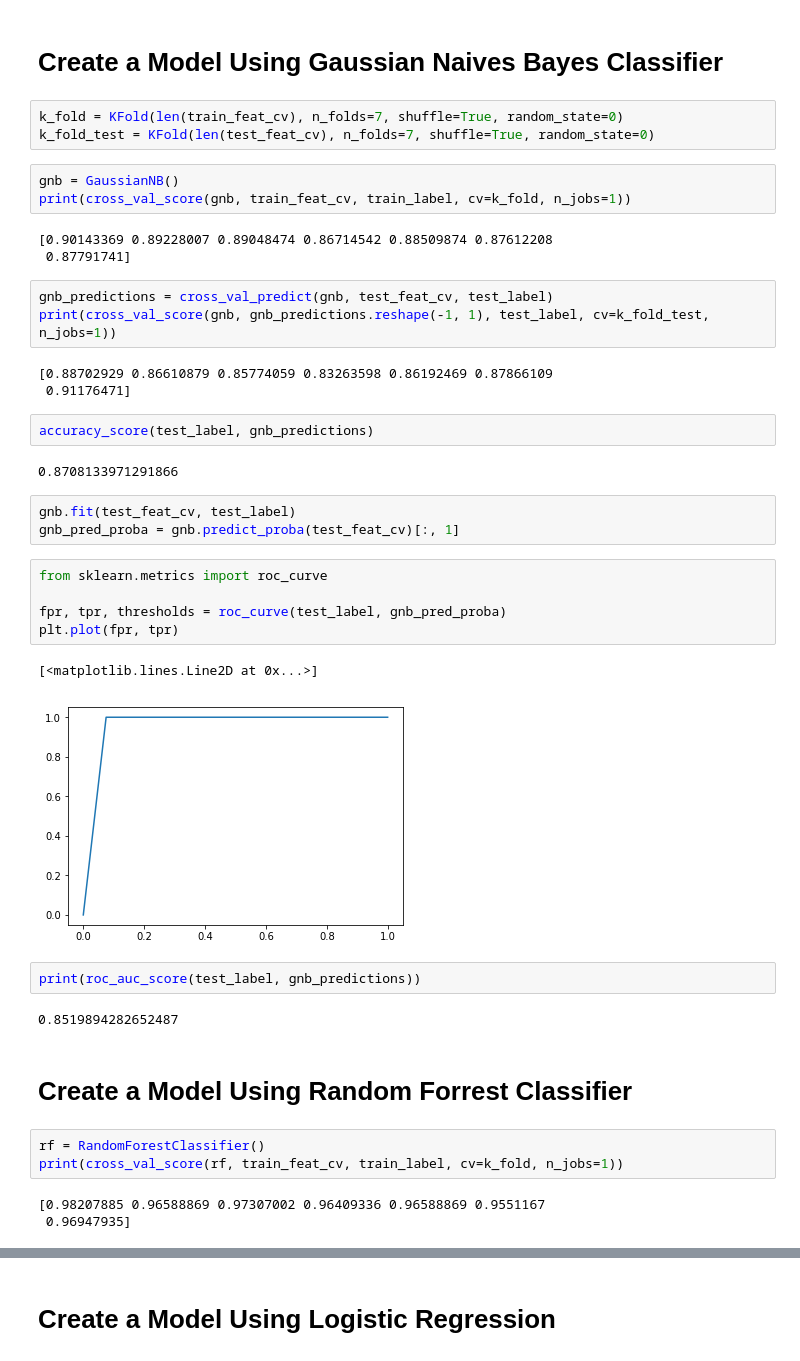
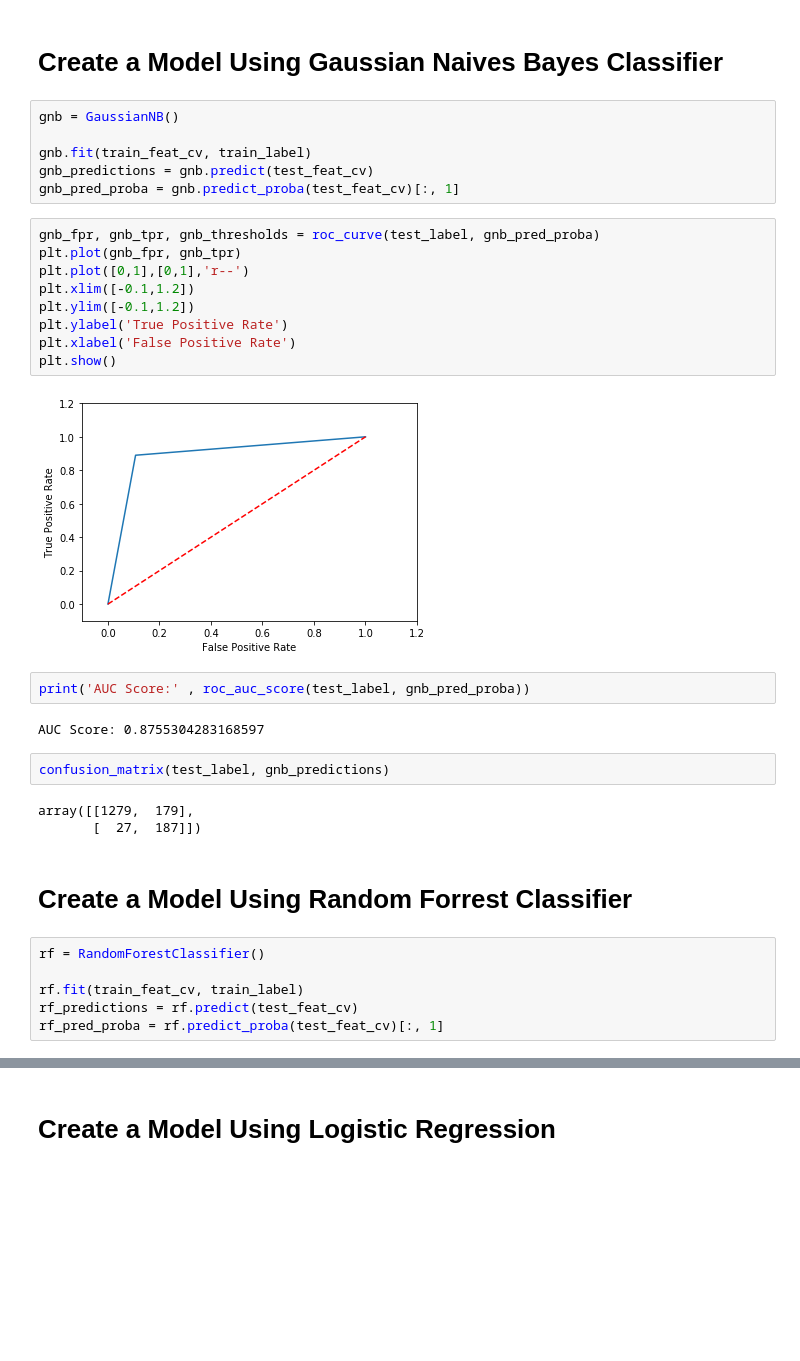
Before and after one commit to victoriajuan/ps4, a Jupyter notebook: PS4.ipynb, the cells around one changed output, grey strips where cells are left out. Drawn from its saved outputs; the diff is of its cells as text; blank space fills up the shorter version.

```diff
--- a/PS4.ipynb
+++ b/PS4.ipynb
@@ -65,45 +65,37 @@ test_feat_cv = cv.transform(test_feature).toarray()
 test_label = test_label.astype('int')
 # %% [markdown]
 # Create a Model Using Gaussian Naives Bayes Classifier
-# %%
-k_fold = KFold(len(train_feat_cv), n_folds=7, shuffle=True, random_state=0)
-k_fold_test = KFold(len(test_feat_cv), n_folds=7, shuffle=True, random_state=0)
 # %%
 gnb = GaussianNB()
-print(cross_val_score(gnb, train_feat_cv, train_label, cv=k_fold, n_jobs=1))
+
+gnb.fit(train_feat_cv, train_label)
+gnb_predictions = gnb.predict(test_feat_cv)
+gnb_pred_proba = gnb.predict_proba(test_feat_cv)[:, 1]
-# %% [output]
-[0.90143369 0.89228007 0.89048474 0.86714542 0.88509874 0.87612208
- 0.87791741]
-# %%
-gnb_predictions = cross_val_predict(gnb, test_feat_cv, test_label)
-print(cross_val_score(gnb, gnb_predictions.reshape(-1, 1), test_label, cv=k_fold_test, n_jobs=1))
-# %% [output]
-[0.88702929 0.86610879 0.85774059 0.83263598 0.86192469 0.87866109
- 0.91176471]
+# %%
+gnb_fpr, gnb_tpr, gnb_thresholds = roc_curve(test_label, gnb_pred_proba)
+plt.plot(gnb_fpr, gnb_tpr)
+plt.plot([0,1],[0,1],'r--')
+plt.xlim([-0.1,1.2])
+plt.ylim([-0.1,1.2])
+plt.ylabel('True Positive Rate')
+plt.xlabel('False Positive Rate')
+plt.show()
+# %% [output]
+[figure, added]
+# %%
+print('AUC Score:' , roc_auc_score(test_label, gnb_pred_proba))
+# %% [output]
+AUC Score: 0.8755304283168597
 # %%
-accuracy_score(test_label, gnb_predictions)
+confusion_matrix(test_label, gnb_predictions)
 # %% [output]
-0.8708133971291866
+array([[1279,  179],
+       [  27,  187]])
-# %%
-gnb.fit(test_feat_cv, test_label)
-gnb_pred_proba = gnb.predict_proba(test_feat_cv)[:, 1]
-# %%
-from sklearn.metrics import roc_curve
-
-fpr, tpr, thresholds = roc_curve(test_label, gnb_pred_proba)
-plt.plot(fpr, tpr)
-# %% [output]
-[<matplotlib.lines.Line2D at 0x...>]
-[figure, removed]
-# %%
-print(roc_auc_score(test_label, gnb_predictions))
-# %% [output]
-0.8519894282652487
 # %% [markdown]
 # Create a Model Using Random Forrest Classifier
 # %%
 rf = RandomForestClassifier()
-print(cross_val_score(rf, train_feat_cv, train_label, cv=k_fold, n_jobs=1))
+
+rf.fit(train_feat_cv, train_label)
+rf_predictions = rf.predict(test_feat_cv)
+rf_pred_proba = rf.predict_proba(test_feat_cv)[:, 1]
-# %% [output]
-[0.98207885 0.96588869 0.97307002 0.96409336 0.96588869 0.9551167
- 0.96947935]
```
Also changed, not shown: parts of 27 cells of this notebook.
